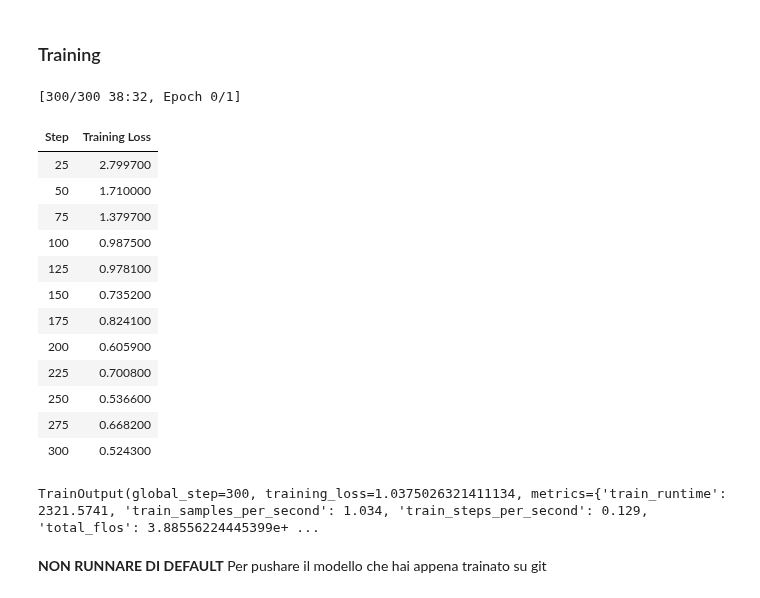
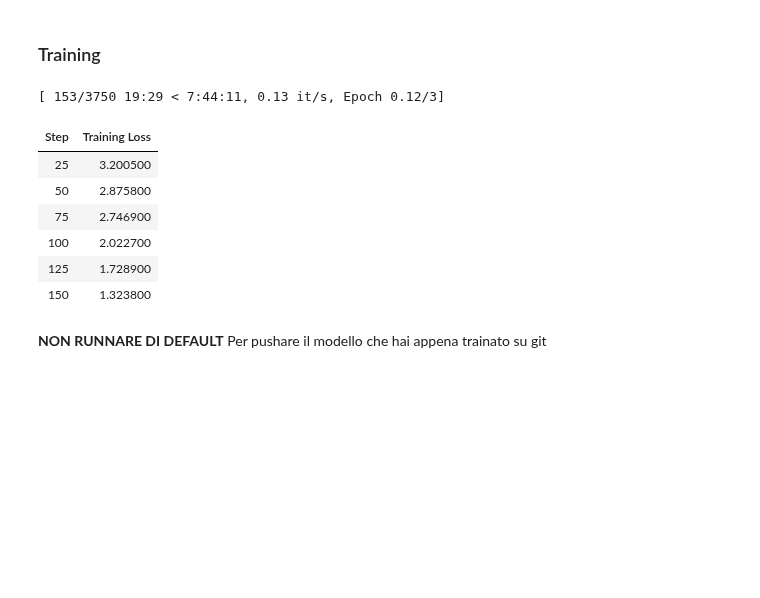
Before and after one commit to matteraggi/FineTuningAI, a Jupyter notebook: Progetto.ipynb, the cells around one changed output. Saved outputs shown, nothing was run; the diff lists cells and outputs as text; code cells hidden in the pictures; blank space fills up the shorter version.

```diff
--- a/Progetto.ipynb
+++ b/Progetto.ipynb
@@ -96,7 +96,7 @@ use_nested_quant = False  # Standard.  Double quantization can sometimes improve
 output_dir = "./results"  # Standard.
 
 # Number of training epochs
-num_train_epochs = 1  # Low.  One epoch is very low.  You'll almost certainly need more epochs (e.g., 3-5 or even more) to get good results.
+num_train_epochs = 3  # CHANGED DA ANGELO Low.  One epoch is very low.  You'll almost certainly need more epochs (e.g., 3-5 or even more) to get good results.
 
 # Enable fp16/bf16 training (set bf16 to True with an A100)
 fp16 = True  # Standard.  You can enable this if your GPU supports it and `bnb_4bit_compute_dtype` is also set to a compatible value (float16).
@@ -110,7 +110,7 @@ per_device_eval_batch_size = 2  # CHANGED DA ANGELO Low.  Same as training batch
 gradient_accumulation_steps = 4  # CHANGED DA ANGELO Standard.  If you run out of memory, you can increase this to 2, 4, or higher.  This effectively increases the batch size.
 
 # Enable gradient checkpointing
-gradient_checkpointing = True  # CHANGED DA FRIGO DA PROBLEMI RISOLVERE Standard.  Essential for reducing memory usage, especially with larger models.
+gradient_checkpointing = True  # RE-CHANGED DA ANGELO Standard.  Essential for reducing memory usage, especially with larger models.
 
 # Maximum gradient normal (gradient clipping)
 max_grad_norm = 0.3  # Standard.  A common value for gradient clipping.
@@ -128,7 +128,7 @@ optim = "paged_adamw_32bit"  # Standard.  A good optimizer.
 lr_scheduler_type = "cosine"  # Standard.  A common and effective learning rate scheduler.
 
 # Number of training steps (overrides num_train_epochs)
-max_steps = 300  # CHANGED DA ANGELO Standard.  Using `num_train_epochs` is usually sufficient.
+max_steps = -1  # CHANGED DA ANGELO Standard.  Using `num_train_epochs` is usually sufficient.
 
 # Ratio of steps for a linear warmup (from 0 to learning rate)
 warmup_ratio = 0.03  # Standard.
@@ -138,7 +138,7 @@ warmup_ratio = 0.03  # Standard.
 group_by_length = True  # Standard.  Highly recommended for efficiency.
 
 # Save checkpoint every X updates steps
-save_steps = 500  # Low.  You should set this to a value greater than 0 (e.g., every 500 or 1000 steps) to save checkpoints during training.
+save_steps = 100  # Low.  You should set this to a value greater than 0 (e.g., every 500 or 1000 steps) to save checkpoints during training.
 
 # Log every X updates steps
 logging_steps = 25  # Standard.
@@ -232,6 +247,8 @@ model = get_peft_model(model, peft_config)  # Wrap the model with the LoRA confi
 # %%
 # Load dataset (you can process it here)
 dataset = load_dataset(dataset_name, split="train")
+# Use only a random subset of the dataset, with 10.000 elements
+dataset = dataset.shuffle(seed=42).select(range(10000))  # Remember to always change seed
 # %%
 # Load LLaMA tokenizer
 tokenizer = AutoTokenizer.from_pretrained(model_name, trust_remote_code=True)
@@ -291,27 +308,20 @@ trainer = SFTTrainer(
 # %%
 # Start training
 
 # Training da zero
-#trainer.train()
+trainer.train()
 
 # Training se già parzialmente allenato
-trainer.train(resume_from_checkpoint=True)
+#trainer.train(resume_from_checkpoint=True)
 # %% [output]
-[300/300 38:32, Epoch 0/1]
+[ 153/3750 19:29 < 7:44:11, 0.13 it/s, Epoch 0.12/3]
 | Step | Training Loss |
-| 25 | 2.799700 |
-| 50 | 1.710000 |
-| 75 | 1.379700 |
-| 100 | 0.987500 |
-| 125 | 0.978100 |
-| 150 | 0.735200 |
-| 175 | 0.824100 |
-| 200 | 0.605900 |
-| 225 | 0.700800 |
-| 250 | 0.536600 |
-| 275 | 0.668200 |
-| 300 | 0.524300 |
+| 25 | 3.200500 |
+| 50 | 2.875800 |
+| 75 | 2.746900 |
+| 100 | 2.022700 |
+| 125 | 1.728900 |
+| 150 | 1.323800 |
-TrainOutput(global_step=300, training_loss=1.0375026321411134, metrics={'train_runtime': 2321.5741, 'train_samples_per_second': 1.034, 'train_steps_per_second': 0.129, 'total_flos': 3.88556224445399e+ ...
 # %%
 # Test per vedere il numero totale di passi per cui è stato allenato il modello
 # Utile per vedere se effettivamente l'allenamento è stato ripreso
```
Also changed, not shown: parts of 4 cells of this notebook.
